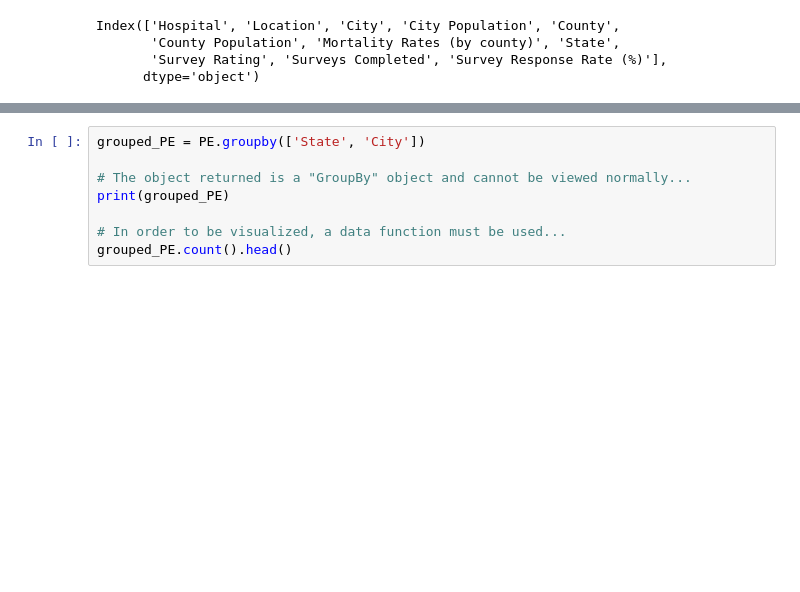
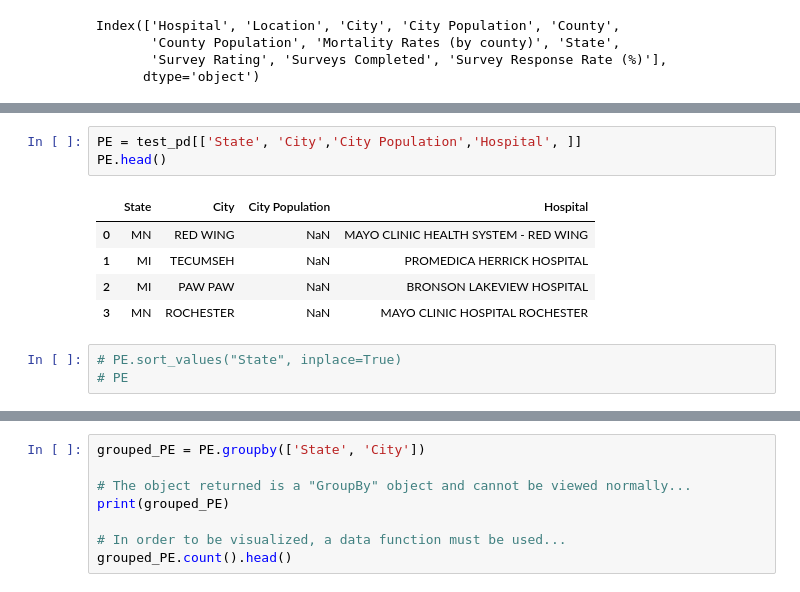
Before and after one commit to rabotr/proj-1-healthcare, a Jupyter notebook: TEST_Population_DATAFRAME.ipynb, the cells around one changed output, grey strips where cells are left out. Saved outputs shown, nothing was run; the diff lists cells and outputs as text; blank space fills up the shorter version.

```diff
--- a/TEST_Population_DATAFRAME.ipynb
+++ b/TEST_Population_DATAFRAME.ipynb
@@ -166,3 +56,15 @@ PE.head()
 | 1 | MI | TECUMSEH | NaN | PROMEDICA HERRICK HOSPITAL | 500 E POTTAWATAMIE STREET\nTECUMS... | LENAWEE | NaN | ... |
 | 2 | MI | PAW PAW | NaN | BRONSON LAKEVIEW HOSPITAL | 408 HAZEN STREET\nPAW PAW, MI\n(4... | VAN BUREN | NaN | ... |
 | 3 | MN | ROCHESTER | NaN | MAYO CLINIC HOSPITAL ROCHESTER | 1216 SECOND STREET SOUTHWEST\nROC... | OLMSTED | NaN | ... |
+# %%
+PE = test_pd[['State', 'City','City Population','Hospital', ]]
+PE.head()
+# %% [output]
+|  | State | City | City Population | Hospital |
+| 0 | MN | RED WING | NaN | MAYO CLINIC HEALTH SYSTEM - RED WING |
+| 1 | MI | TECUMSEH | NaN | PROMEDICA HERRICK HOSPITAL |
+| 2 | MI | PAW PAW | NaN | BRONSON LAKEVIEW HOSPITAL |
+| 3 | MN | ROCHESTER | NaN | MAYO CLINIC HOSPITAL ROCHESTER |
+# %%
+# PE.sort_values("State", inplace=True)
+# PE
```
Also changed, not shown: parts of 24 cells of this notebook.
